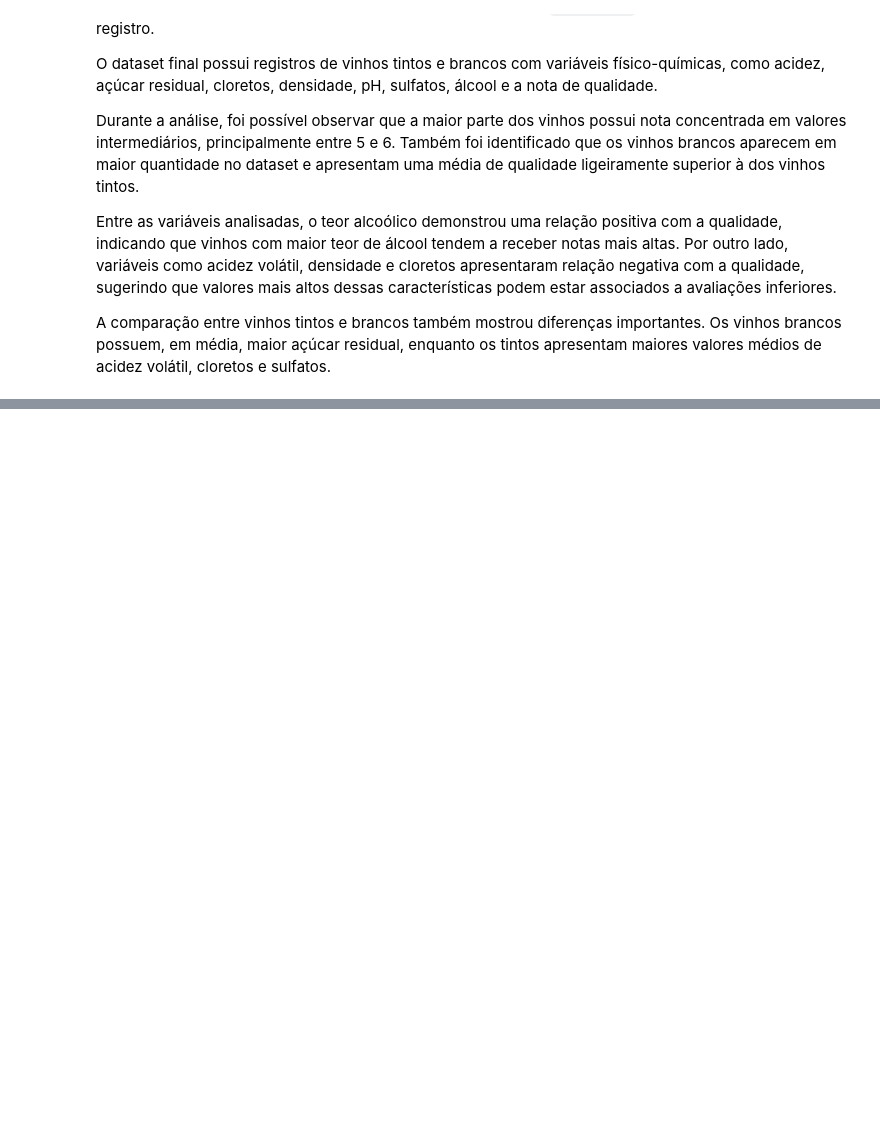
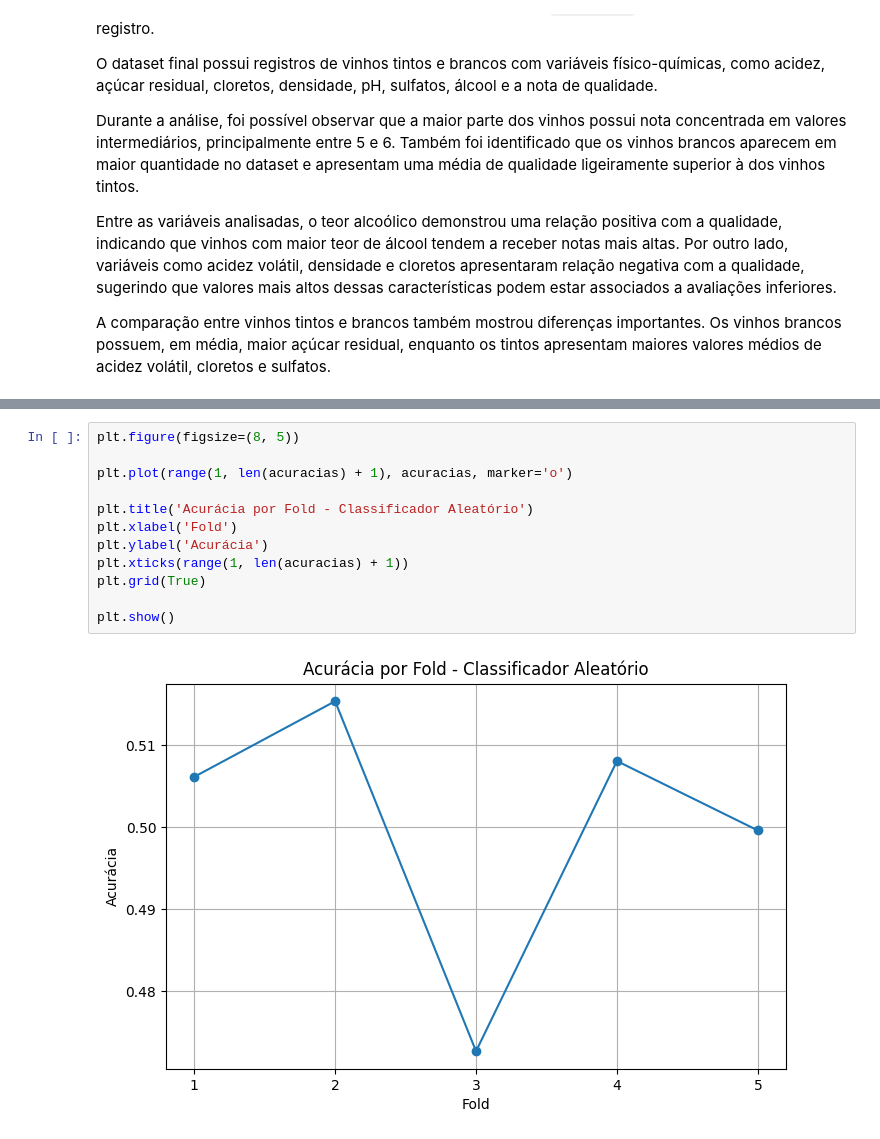
Before and after one commit to computacao-aplicada/lab01-eda-danborghi, a Jupyter notebook: EDA_WINE.ipynb, the cells around one changed output, grey strips where cells are left out. Cells and saved outputs as stored; diff of their text form; blank space fills up the shorter version.

```diff
--- a/EDA_WINE.ipynb
+++ b/EDA_WINE.ipynb
@@ -816,0 +889,14 @@ Desvio padrão: 0.016549453029563378
+# %%
+plt.figure(figsize=(8, 5))
+
+plt.plot(range(1, len(acuracias) + 1), acuracias, marker='o')
+
+plt.title('Acurácia por Fold - Classificador Aleatório')
+plt.xlabel('Fold')
+plt.ylabel('Acurácia')
+plt.xticks(range(1, len(acuracias) + 1))
+plt.grid(True)
+
+plt.show()
+# %% [output]
+[figure, added]
```
Also changed, not shown: parts of 12 cells of this notebook.
